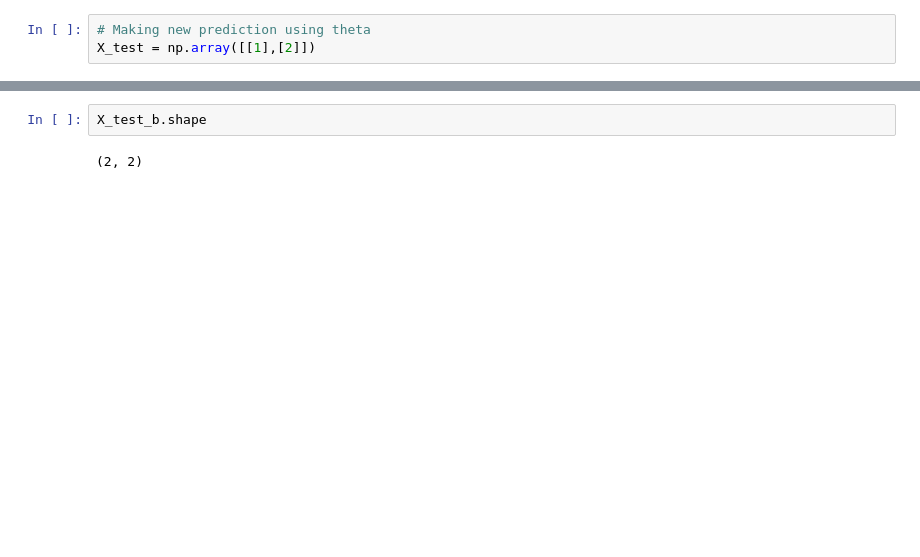
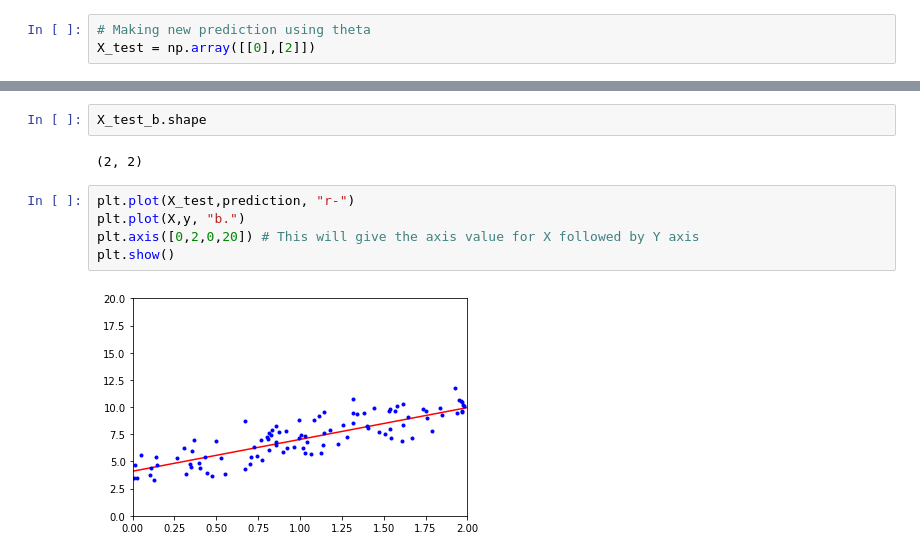
Before and after one commit to DS-saksham/Learning_Data, a Jupyter notebook: Linear_Regression/Normal Equation.ipynb, the cells around one changed output, grey strips where cells are left out. Drawn from its saved outputs; the diff is of its cells as text; blank space fills up the shorter version.

```diff
--- a/Linear_Regression/Normal Equation.ipynb
+++ b/Linear_Regression/Normal Equation.ipynb
@@ -49,4 +50,4 @@ array([4.09961066, 2.9262995 ])
 # %%
 # Making new prediction using theta
-X_test = np.array([[1],[2]])
+X_test = np.array([[0],[2]])
 # %%
@@ -61,3 +65,10 @@ array([7.02591015, 9.95220965])
 X_test_b.shape
 # %% [output]
 (2, 2)
+# %%
+plt.plot(X_test,prediction, "r-")
+plt.plot(X,y, "b.")
+plt.axis([0,2,0,20]) # This will give the axis value for X followed by Y axis
+plt.show()
+# %% [output]
+[figure, added]
```
Also changed, not shown: parts of 12 cells of this notebook.
